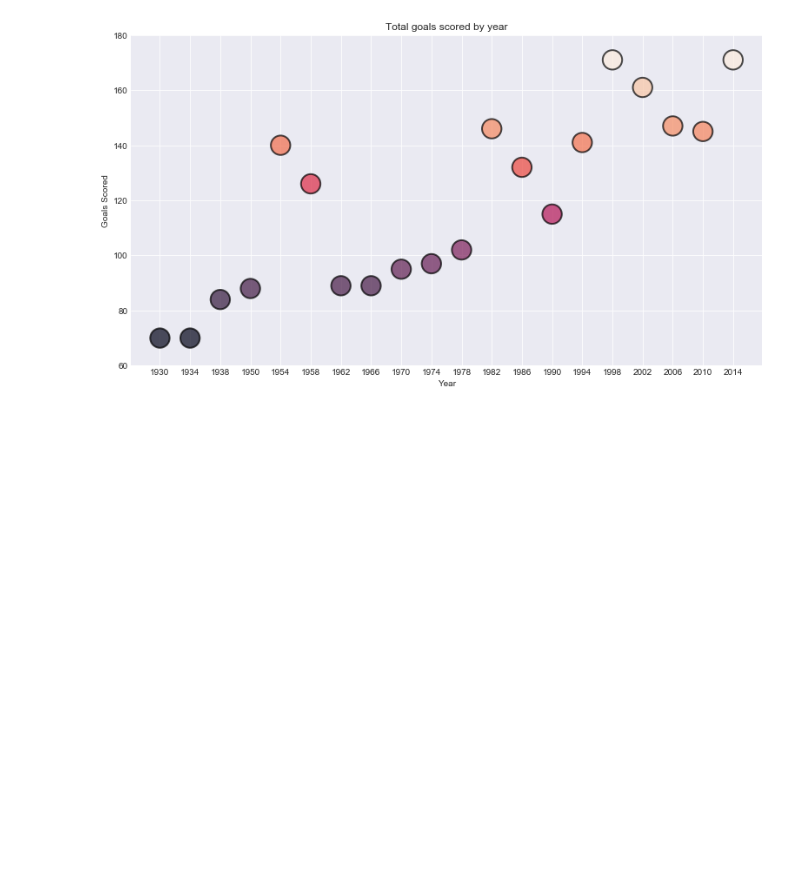
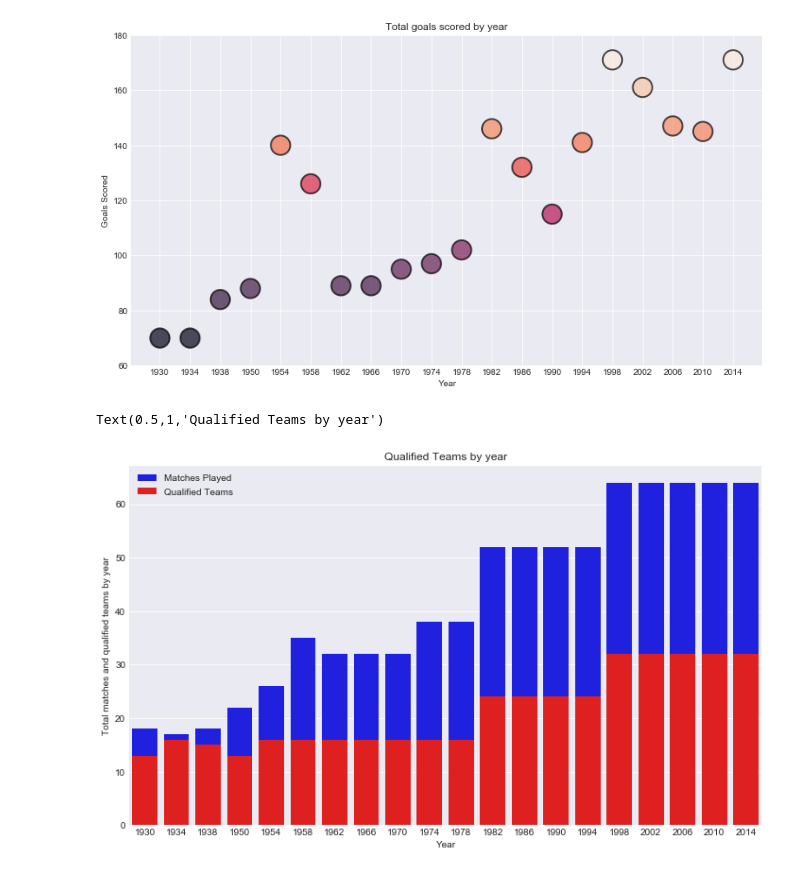
Before and after one commit to innovator-arjun/FIFA-World-Cup-Prediction, a Jupyter notebook: FIFA World Cup Predicition.ipynb, the cells around one changed output. Cells and saved outputs as stored; diff of their text form; code cells hidden in the pictures; blank space fills up the shorter version.

```diff
--- a/FIFA World Cup Predicition.ipynb
+++ b/FIFA World Cup Predicition.ipynb
@@ -101,7 +101,7 @@ Text(0.5,1,'Average Attendence by year')
 [figure]
 # %%
 plt.figure(figsize=(13,7))
-cups_data['Year']=cups_data.astype(str)
+cups_data['Year']=cups_data['Year'].astype(str)
 plt.scatter("Year","GoalsScored",data=cups_data,c=cups_data['GoalsScored'],s=500,alpha=.7,
             linewidth=2,edgecolor="k",)
 
@@ -115,3 +115,15 @@ plt.title('Total goals scored by year')
 # %% [output]
 Text(0.5,1,'Total goals scored by year')
 [figure]
+# %%
+plt.figure(figsize=(12,7))
+
+sns.barplot(cups_data['Year'],cups_data['MatchesPlayed'],data=cups_data,color='b',label='Matches Played')
+
+sns.barplot(cups_data['Year'],cups_data['QualifiedTeams'],data=cups_data,color='r',label='Qualified Teams')
+plt.ylabel('Total matches and qualified teams by year')
+plt.legend(loc='best')
+plt.title('Qualified Teams by year')
+# %% [output]
+Text(0.5,1,'Qualified Teams by year')
+[figure, added]
```
Also changed, not shown: parts of 2 cells of this notebook.
